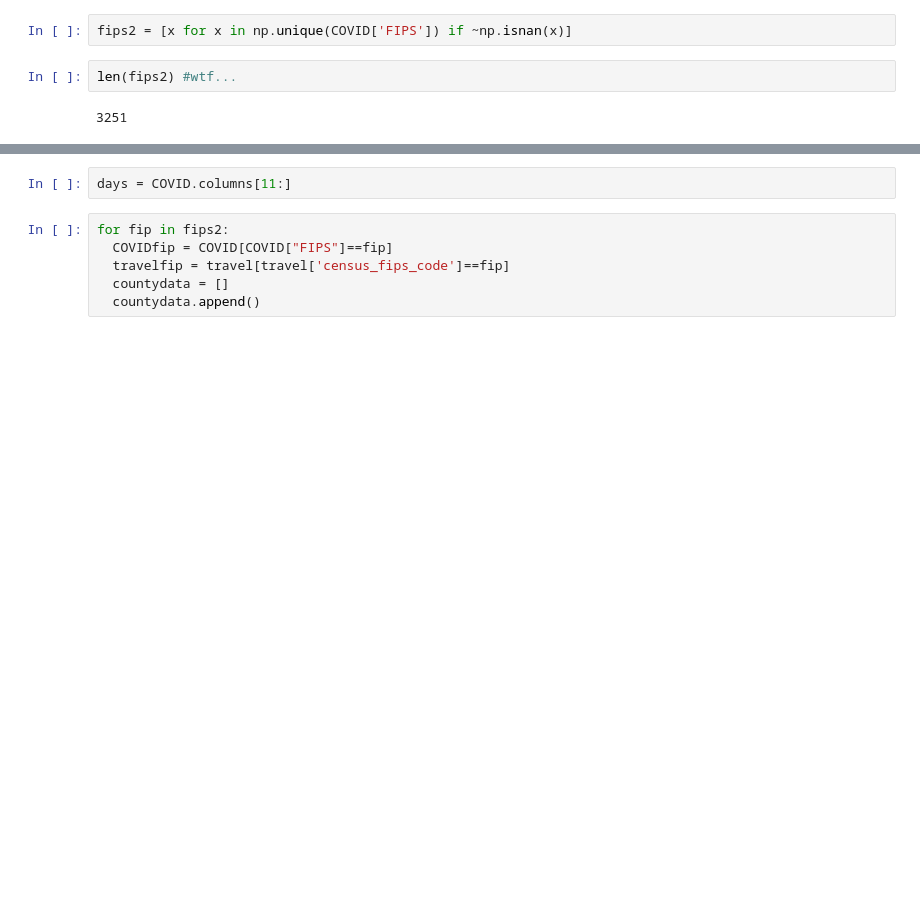
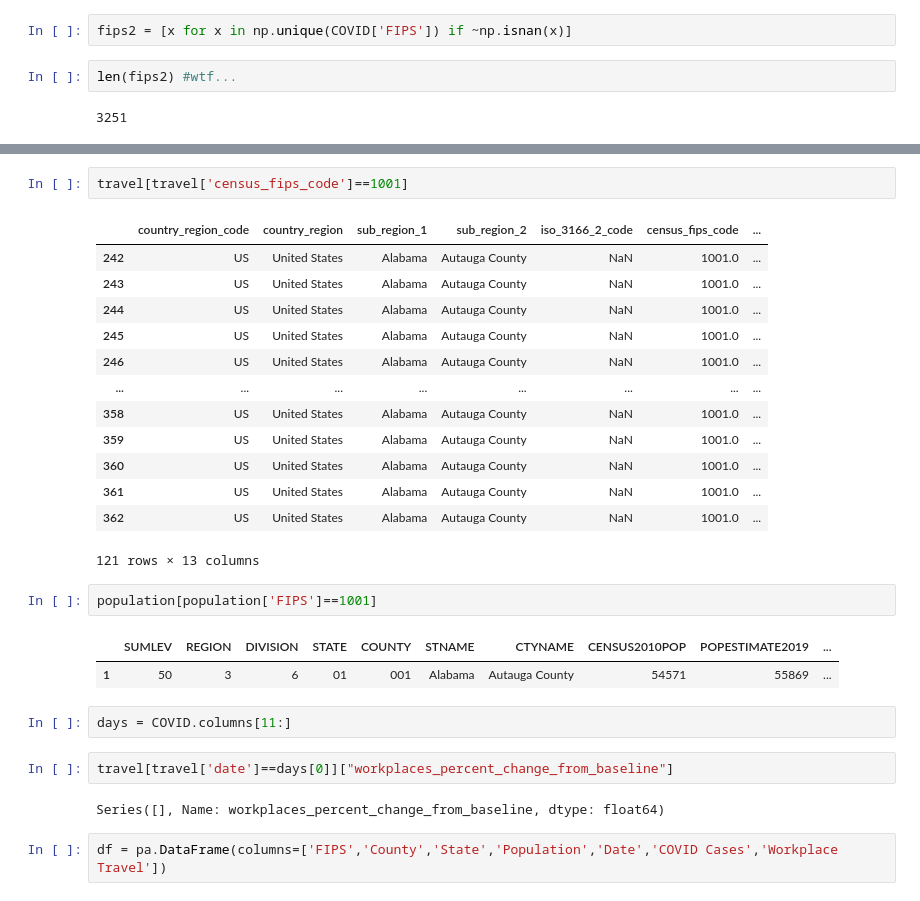
Before and after one commit to nurfnick/COVID_Travel, a Jupyter notebook: Combining_Data_Files.ipynb, the cells around one changed output, grey strips where cells are left out. Cells and saved outputs as stored; diff of their text form; blank space fills up the shorter version.

```diff
--- a/Combining_Data_Files.ipynb
+++ b/Combining_Data_Files.ipynb
@@ -90,8 +87,29 @@ for fip in fips2:
+# %%
+travel[travel['census_fips_code']==1001]
+# %% [output]
+|  | country_region_code | country_region | sub_region_1 | sub_region_2 | iso_3166_2_code | census_fips_code | ... |
+| 242 | US | United States | Alabama | Autauga County | NaN | 1001.0 | ... |
+| 243 | US | United States | Alabama | Autauga County | NaN | 1001.0 | ... |
+| 244 | US | United States | Alabama | Autauga County | NaN | 1001.0 | ... |
+| 245 | US | United States | Alabama | Autauga County | NaN | 1001.0 | ... |
+| 246 | US | United States | Alabama | Autauga County | NaN | 1001.0 | ... |
+| ... | ... | ... | ... | ... | ... | ... | ... |
+| 358 | US | United States | Alabama | Autauga County | NaN | 1001.0 | ... |
+| 359 | US | United States | Alabama | Autauga County | NaN | 1001.0 | ... |
+| 360 | US | United States | Alabama | Autauga County | NaN | 1001.0 | ... |
+| 361 | US | United States | Alabama | Autauga County | NaN | 1001.0 | ... |
+| 362 | US | United States | Alabama | Autauga County | NaN | 1001.0 | ... |
+121 rows × 13 columns
+# %%
+population[population['FIPS']==1001]
+# %% [output]
+|  | SUMLEV | REGION | DIVISION | STATE | COUNTY | STNAME | CTYNAME | CENSUS2010POP | POPESTIMATE2019 | ... |
+| 1 | 50 | 3 | 6 | 01 | 001 | Alabama | Autauga County | 54571 | 55869 | ... |
 # %%
 days = COVID.columns[11:]
-# %%
-for fip in fips2:
-  COVIDfip = COVID[COVID["FIPS"]==fip]
-  travelfip = travel[travel['census_fips_code']==fip]
-  countydata = []
-  countydata.append()
+# %%
+travel[travel['date']==days[0]]["workplaces_percent_change_from_baseline"]
+# %% [output]
+Series([], Name: workplaces_percent_change_from_baseline, dtype: float64)
+# %%
+df = pa.DataFrame(columns=['FIPS','County','State','Population','Date','COVID Cases','Workplace Travel'])
```
Also changed, not shown: parts of 13 cells of this notebook.
